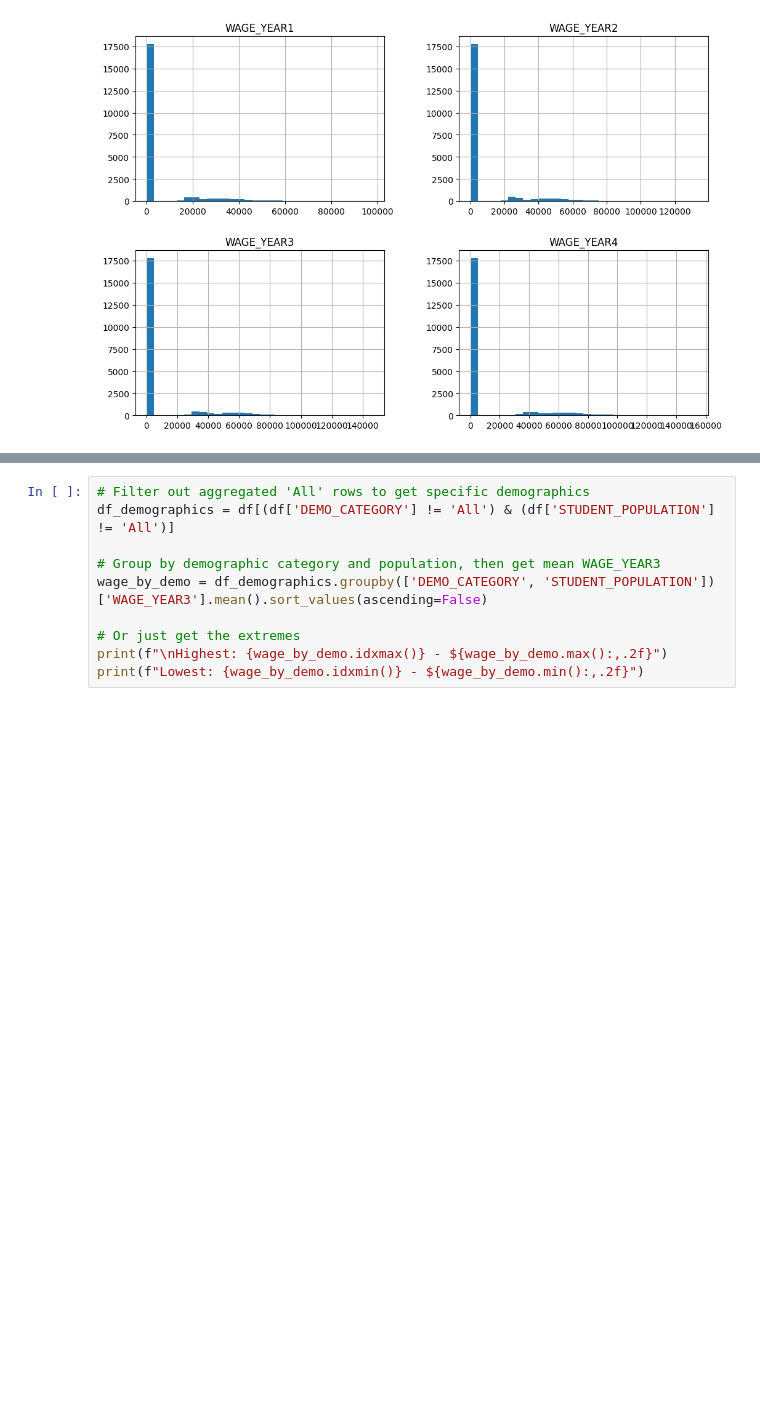
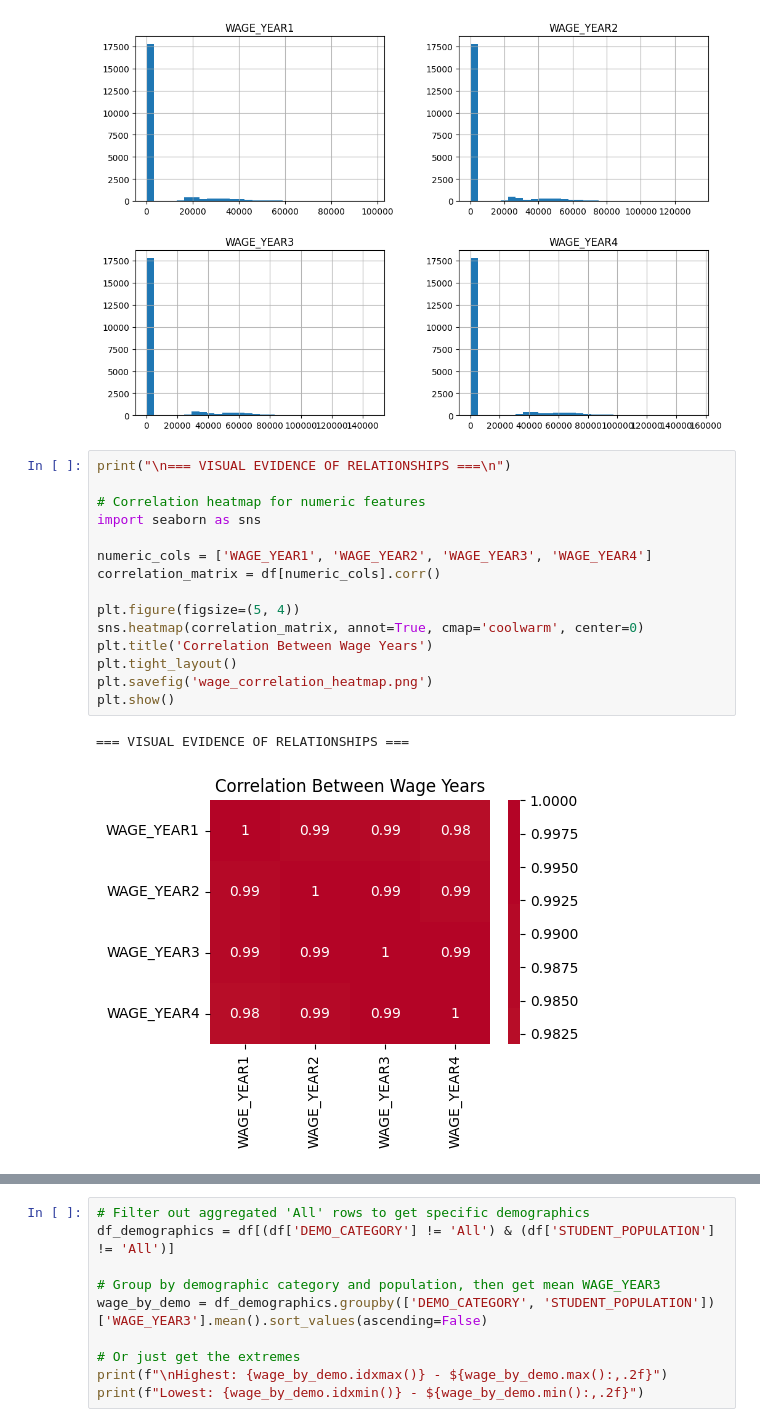
Before and after one commit to USF-AI-Fall-2025/assignment-05-data-challenge-1-nannanav, a Jupyter notebook: CS x62 - Assignment 5 - Data Challenge 1.ipynb, the cells around one changed output, grey strips where cells are left out. Cells and saved outputs as stored; diff of their text form; blank space fills up the shorter version.

```diff
--- a/CS x62 - Assignment 5 - Data Challenge 1.ipynb
+++ b/CS x62 - Assignment 5 - Data Challenge 1.ipynb
@@ -142,3 +142,21 @@ df[numeric_features].hist(figsize=(12, 8), bins=30)
 plt.show()
 # %% [output]
 [figure]
+# %%
+print("\n=== VISUAL EVIDENCE OF RELATIONSHIPS ===\n")
+
+# Correlation heatmap for numeric features
+import seaborn as sns
+
+numeric_cols = ['WAGE_YEAR1', 'WAGE_YEAR2', 'WAGE_YEAR3', 'WAGE_YEAR4']
+correlation_matrix = df[numeric_cols].corr()
+
+plt.figure(figsize=(5, 4))
+sns.heatmap(correlation_matrix, annot=True, cmap='coolwarm', center=0)
+plt.title('Correlation Between Wage Years')
+plt.tight_layout()
+plt.savefig('wage_correlation_heatmap.png')
+plt.show()
+# %% [output]
+=== VISUAL EVIDENCE OF RELATIONSHIPS ===
+[figure, added]
```
Also changed, not shown: parts of 11 cells of this notebook, 1 other file.
